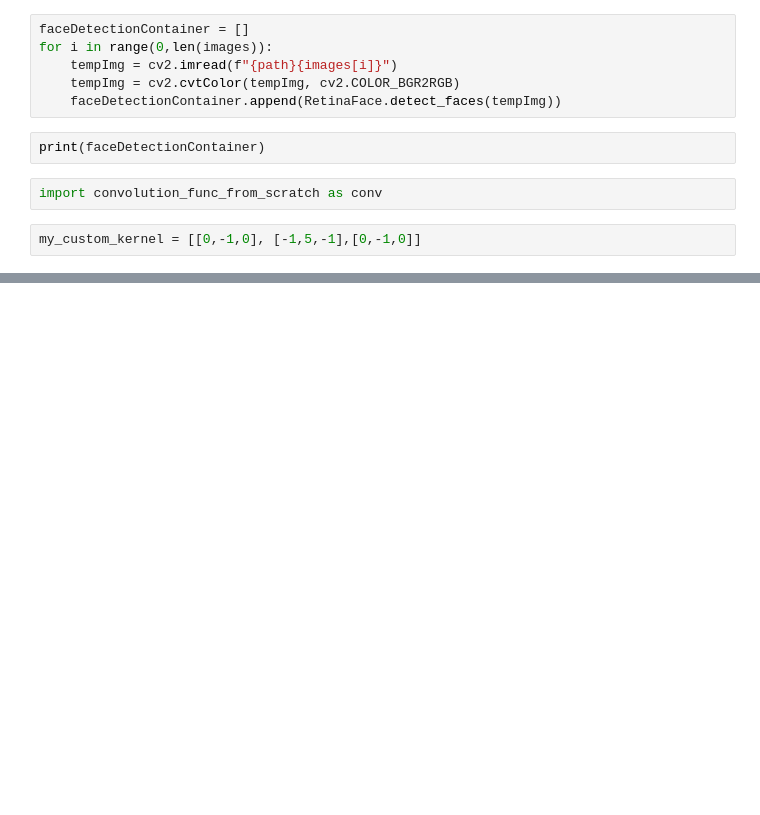
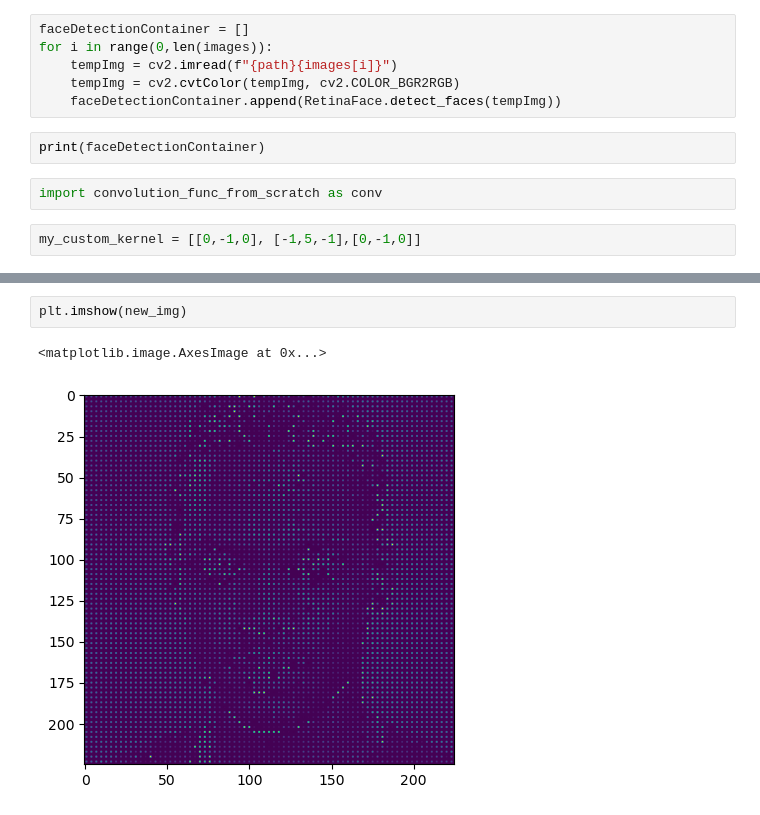
Before and after one commit to PouriaGolsorkhi/ImageProcessingProject, a Jupyter notebook: main.ipynb, the cells around one changed output, grey strips where cells are left out. Cells and saved outputs as stored; diff of their text form; blank space fills up the shorter version.

```diff
--- a/main.ipynb
+++ b/main.ipynb
@@ -37,0 +34,5 @@ ValueError: mat1 and mat2 must have the same dimensions
+# %%
+plt.imshow(new_img)
+# %% [output]
+<matplotlib.image.AxesImage at 0x...>
+[figure, added]
```
Also changed, not shown: parts of 5 cells of this notebook, 1 other file.
